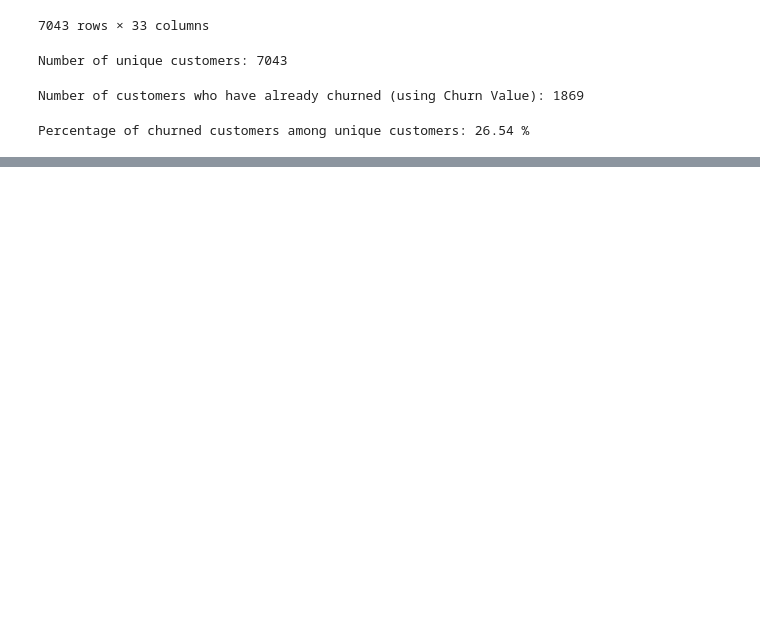
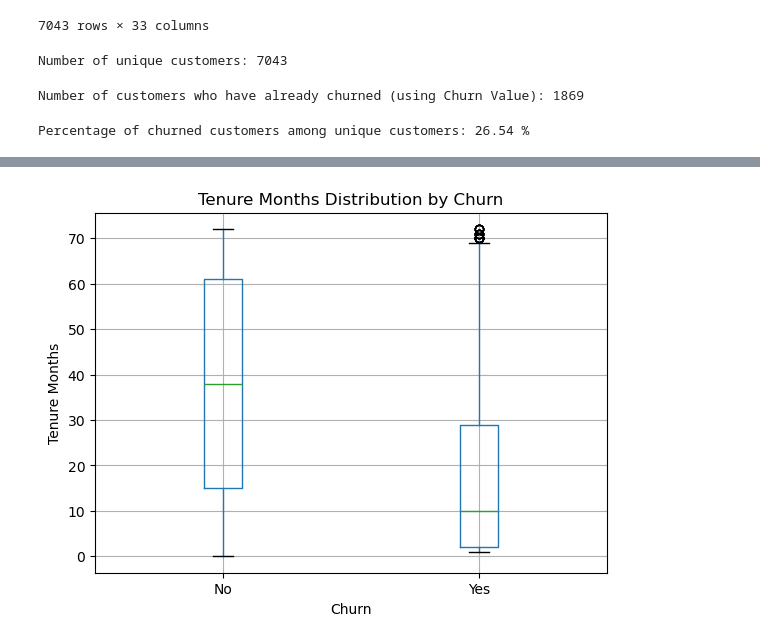
Before and after one commit to abeldemiss/Predictive-Customer-Churn-Analysis-for-a-Subscription-Based-Business, a Jupyter notebook: Telco Churn Analysis.ipynb, the cells around one changed output, grey strips where cells are left out. Cells and saved outputs as stored; diff of their text form; code cells hidden in the pictures; blank space fills up the shorter version.

```diff
--- a/Telco Churn Analysis.ipynb
+++ b/Telco Churn Analysis.ipynb
@@ -44,0 +75,10 @@ Percentage of churned customers among unique customers: 26.54 %
+# %%
+# Box plot for tenure months by churn
+telco_df.boxplot(column='Tenure Months', by='Churn Label')
+plt.xlabel('Churn')
+plt.ylabel('Tenure Months')
+plt.title('Tenure Months Distribution by Churn')
+plt.suptitle('')
+plt.show()
+# %% [output]
+[figure, added]
```
Also changed, not shown: parts of 7 cells of this notebook.
